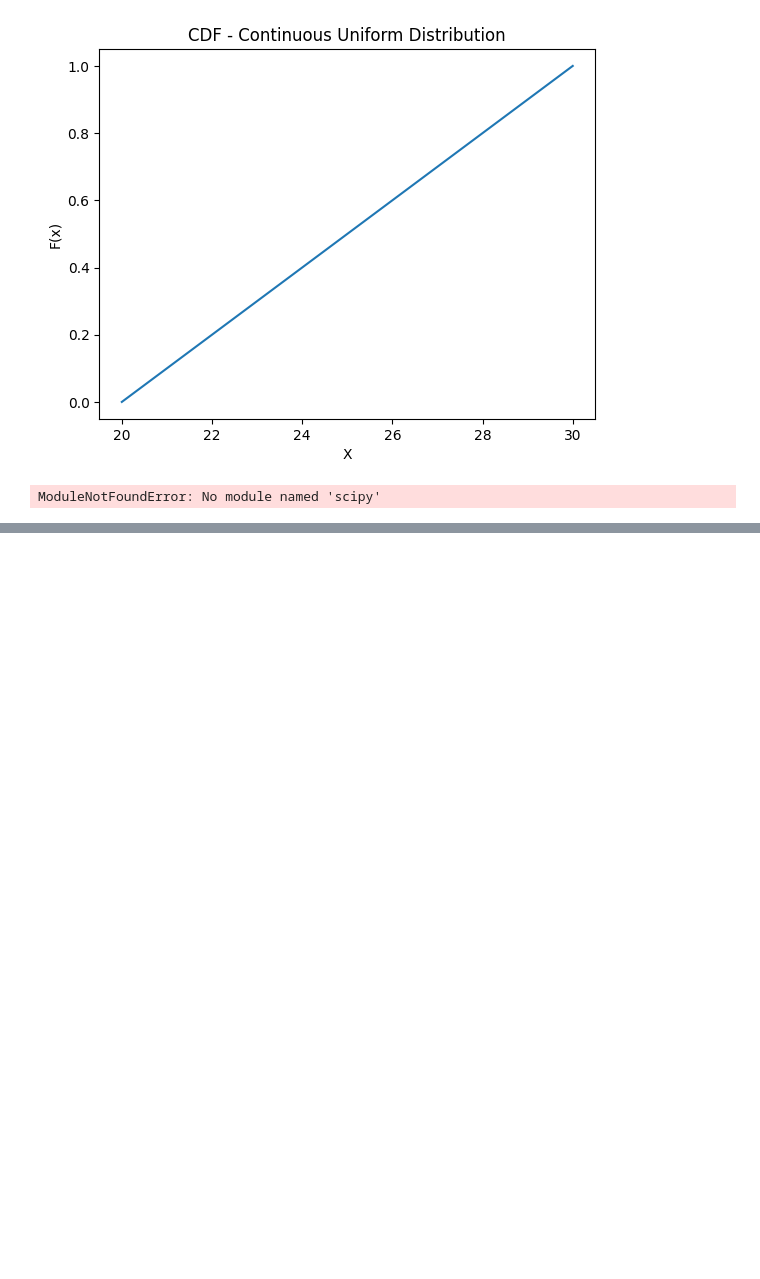
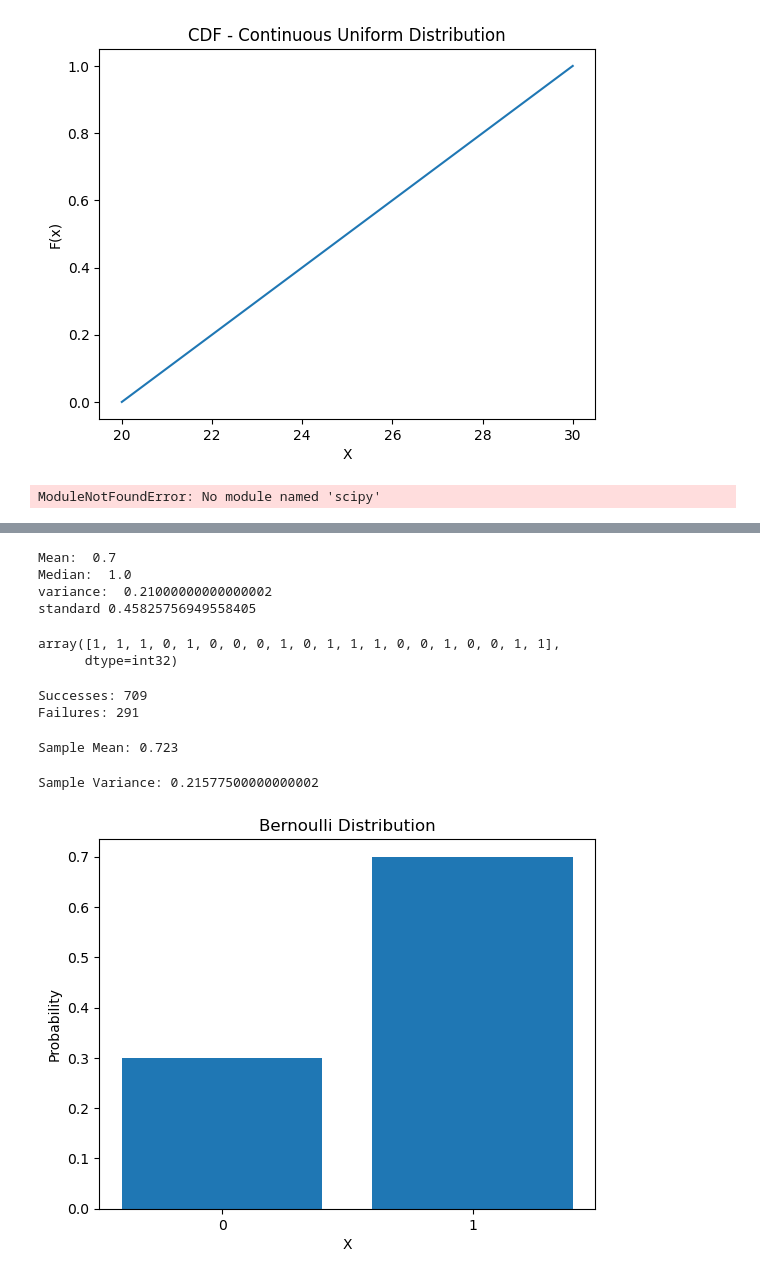
Before and after one commit to JyothikSandeep/ML_DL_concepts, a Jupyter notebook: 10-Probability Distribution/main.ipynb, the cells around one changed output, grey strips where cells are left out. Saved outputs shown, nothing was run; the diff lists cells and outputs as text; code cells hidden in the pictures; blank space fills up the shorter version.

Commit message:
probability distribution

```diff
--- a/10-Probability Distribution/main.ipynb
+++ b/10-Probability Distribution/main.ipynb
@@ -228,0 +446,79 @@ ModuleNotFoundError: No module named 'scipy'
+# %%
+p=0.7
+
+mean=bernoulli.mean(p)
+median=bernoulli.median(p)
+variance=bernoulli.var(p)
+standard_deviation=bernoulli.std(p)
+
+print("Mean: ",mean)
+print("Median: ",median)
+print("variance: ",variance)
+print("standard", standard_deviation)
+# %% [output]
+Mean:  0.7
+Median:  1.0
+variance:  0.21000000000000002
+standard 0.45825756949558405
+# %%
+import numpy as np
+
+p=0.7
+
+samples=np.random.binomial(1,p,20)
+
+samples
+# %% [output]
+array([1, 1, 1, 0, 1, 0, 0, 0, 1, 0, 1, 1, 1, 0, 0, 1, 0, 0, 1, 1],
+      dtype=int32)
+# %%
+import numpy as np
+
+p = 0.7
+
+samples = np.random.binomial(1, p, 1000)
+
+successes = np.sum(samples == 1)
+failures = np.sum(samples == 0)
+
+print("Successes:", successes)
+print("Failures:", failures)
+# %% [output]
+Successes: 709
+Failures: 291
+# %%
+import numpy as np
+
+p = 0.7
+
+samples = np.random.binomial(1, p, 1000)
+
+print("Sample Mean:", np.mean(samples))
+# %% [output]
+Sample Mean: 0.723
+# %%
+import numpy as np
+
+p = 0.7
+
+samples = np.random.binomial(1, p, 1000)
+
+print("Sample Variance:", np.var(samples))
+# %% [output]
+Sample Variance: 0.21577500000000002
+# %%
+import matplotlib.pyplot as plt
+
+x = [0, 1]
+probabilities = [0.3, 0.7]
+
+plt.bar(x, probabilities)
+
+plt.xticks([0,1])
+plt.xlabel("X")
+plt.ylabel("Probability")
+plt.title("Bernoulli Distribution")
+
+plt.show()
+# %% [output]
+[figure, added]
```
Also changed, not shown: parts of 13 cells of this notebook, 1 other file.
